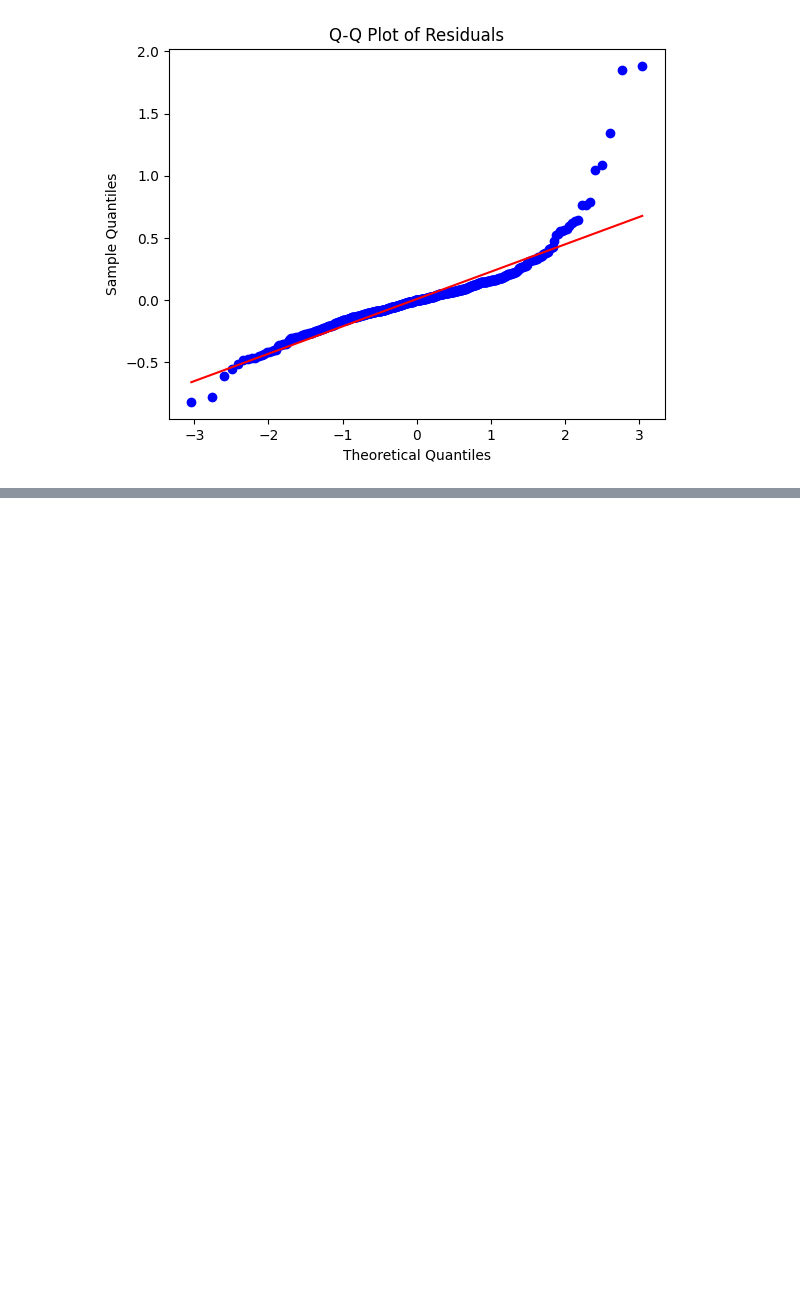
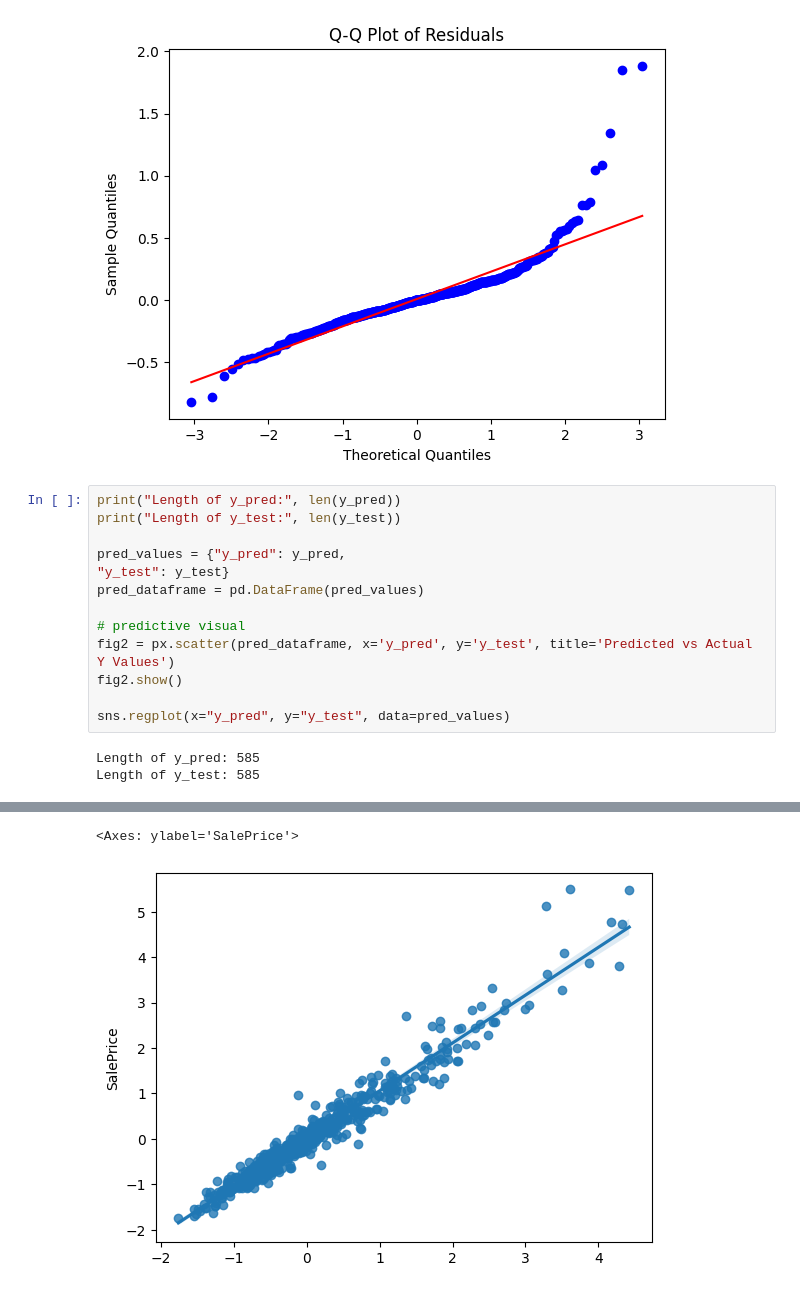
Before and after one commit to jessnguyen9/Ames-Housing-Machine-Learning-Project, a Jupyter notebook: Ames_Modeling.ipynb, the cells around one changed output, grey strips where cells are left out. Saved outputs shown, nothing was run; the diff lists cells and outputs as text; blank space fills up the shorter version.

```diff
--- a/Ames_Modeling.ipynb
+++ b/Ames_Modeling.ipynb
@@ -198,3 +199,19 @@ plt.ylabel("Sample Quantiles")
 plt.show()
 # %% [output]
 [figure]
+# %%
+print("Length of y_pred:", len(y_pred))
+print("Length of y_test:", len(y_test))
+
+pred_values = {"y_pred": y_pred,
+"y_test": y_test}
+pred_dataframe = pd.DataFrame(pred_values)
+
+# predictive visual
+fig2 = px.scatter(pred_dataframe, x='y_pred', y='y_test', title='Predicted vs Actual Y Values')
+fig2.show()
+
+sns.regplot(x="y_pred", y="y_test", data=pred_values)
+# %% [output]
+Length of y_pred: 585
+Length of y_test: 585
@@ -200,0 +219,2 @@ plt.show()
+<Axes: ylabel='SalePrice'>
+[figure, added]
```
Also changed, not shown: parts of 6 cells of this notebook.
